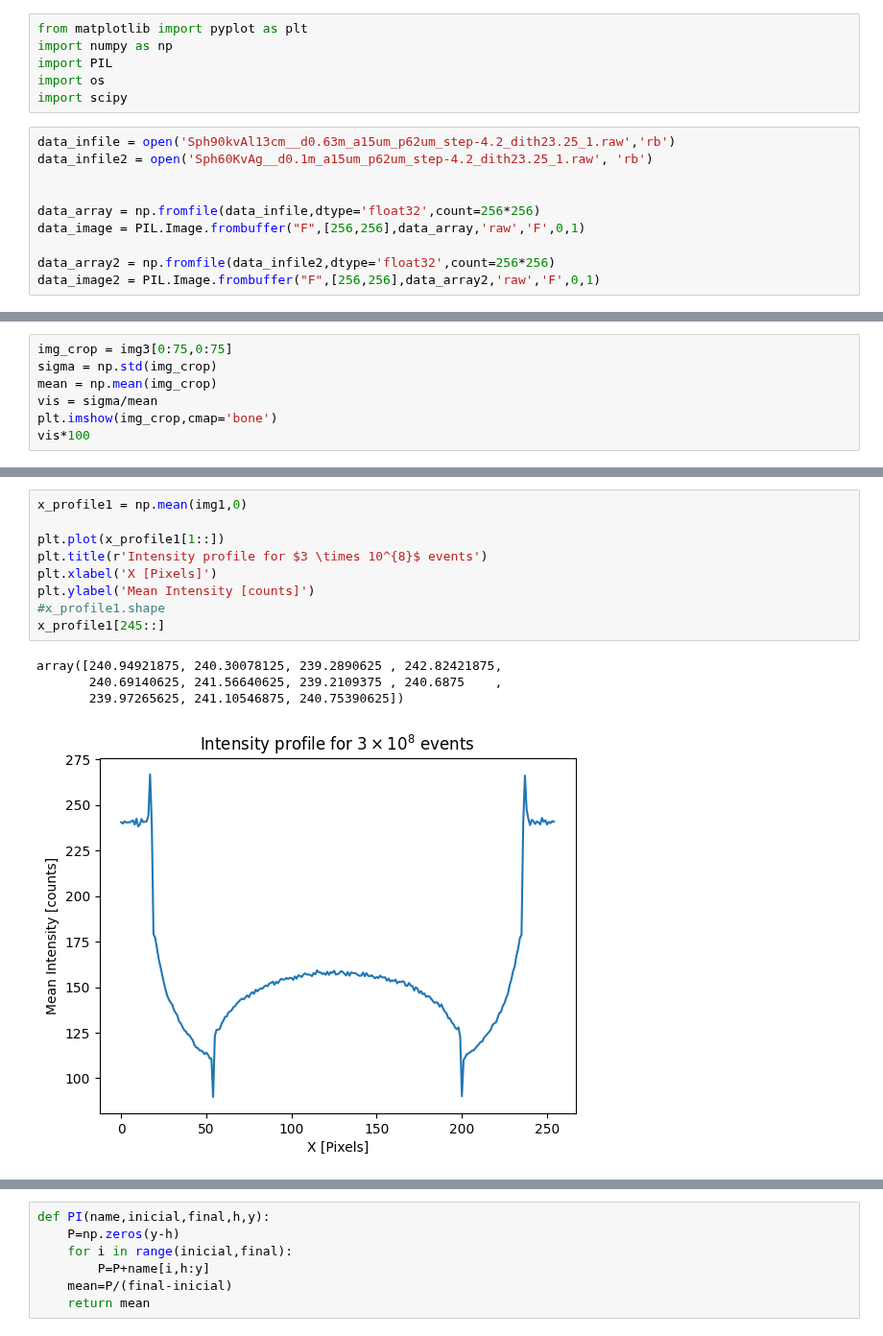
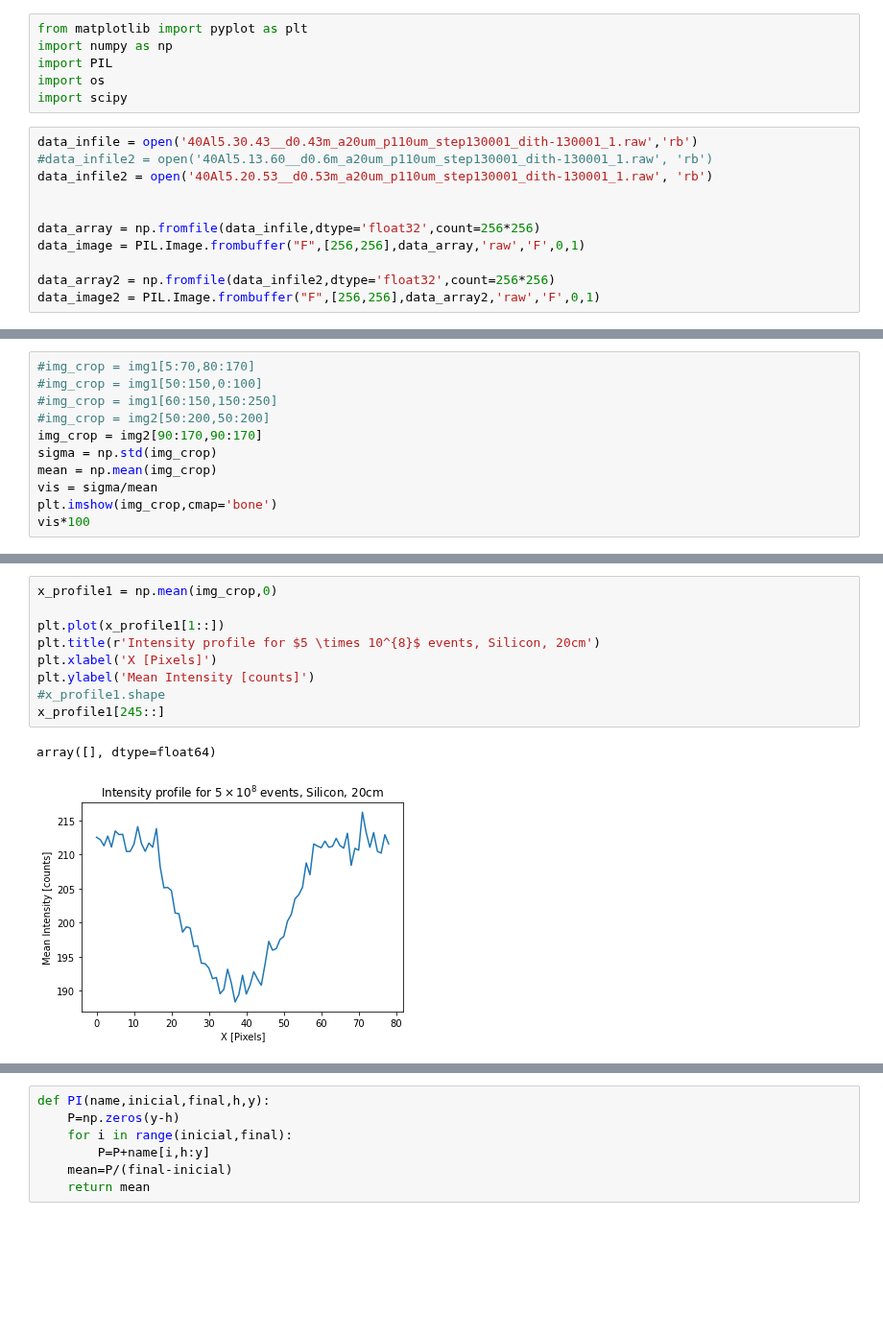
Before and after one commit to snaranjob/Speckle-Mammography, a Jupyter notebook: image_preview.ipynb, the cells around one changed output, grey strips where cells are left out. Shown at 96% size. Drawn from its saved outputs; the diff is of its cells as text; blank space fills up the shorter version.

Commit message:
add filters specta and make the profile intensity

```diff
--- a/image_preview.ipynb
+++ b/image_preview.ipynb
@@ -5,8 +5,9 @@ import PIL
 import os
 import scipy
 # %%
-data_infile = open('Sph90kvAl13cm__d0.63m_a15um_p62um_step-4.2_dith23.25_1.raw','rb')
-data_infile2 = open('Sph60KvAg__d0.1m_a15um_p62um_step-4.2_dith23.25_1.raw', 'rb')
+data_infile = open('40Al5.30.43__d0.43m_a20um_p110um_step130001_dith-130001_1.raw','rb')
+#data_infile2 = open('40Al5.13.60__d0.6m_a20um_p110um_step130001_dith-130001_1.raw', 'rb')
+data_infile2 = open('40Al5.20.53__d0.53m_a20um_p110um_step130001_dith-130001_1.raw', 'rb')
 
 
 data_array = np.fromfile(data_infile,dtype='float32',count=256*256)
@@ -36,5 +37,9 @@ cbar.set_label('Intensity [counts]')
 # %%
-img_crop = img3[0:75,0:75]
+#img_crop = img1[5:70,80:170]
+#img_crop = img1[50:150,0:100]
+#img_crop = img1[60:150,150:250]
+#img_crop = img2[50:200,50:200]
+img_crop = img2[90:170,90:170]
 sigma = np.std(img_crop)
 mean = np.mean(img_crop)
 vis = sigma/mean
@@ -46,17 +51,15 @@ vis*100
 # %%
-x_profile1 = np.mean(img1,0)
+x_profile1 = np.mean(img_crop,0)
 
 plt.plot(x_profile1[1::])
-plt.title(r'Intensity profile for $3 \times 10^{8}$ events')
+plt.title(r'Intensity profile for $5 \times 10^{8}$ events, Silicon, 20cm')
 plt.xlabel('X [Pixels]')
 plt.ylabel('Mean Intensity [counts]')
 #x_profile1.shape
 x_profile1[245::]
 # %% [output]
-array([240.94921875, 240.30078125, 239.2890625 , 242.82421875,
-       240.69140625, 241.56640625, 239.2109375 , 240.6875    ,
-       239.97265625, 241.10546875, 240.75390625])
+array([], dtype=float64)
-[figure, old version]
+[figure, new version]
 # %%
 REF = np.genfromtxt('1.8e9_speckle/DATA_MIST/REF_00.txt')
 SAMP = np.genfromtxt('1.8e9_speckle/DATA_MIST/SAMP_00.txt')
```
Also changed, not shown: parts of 3 cells of this notebook, 4 other files.
